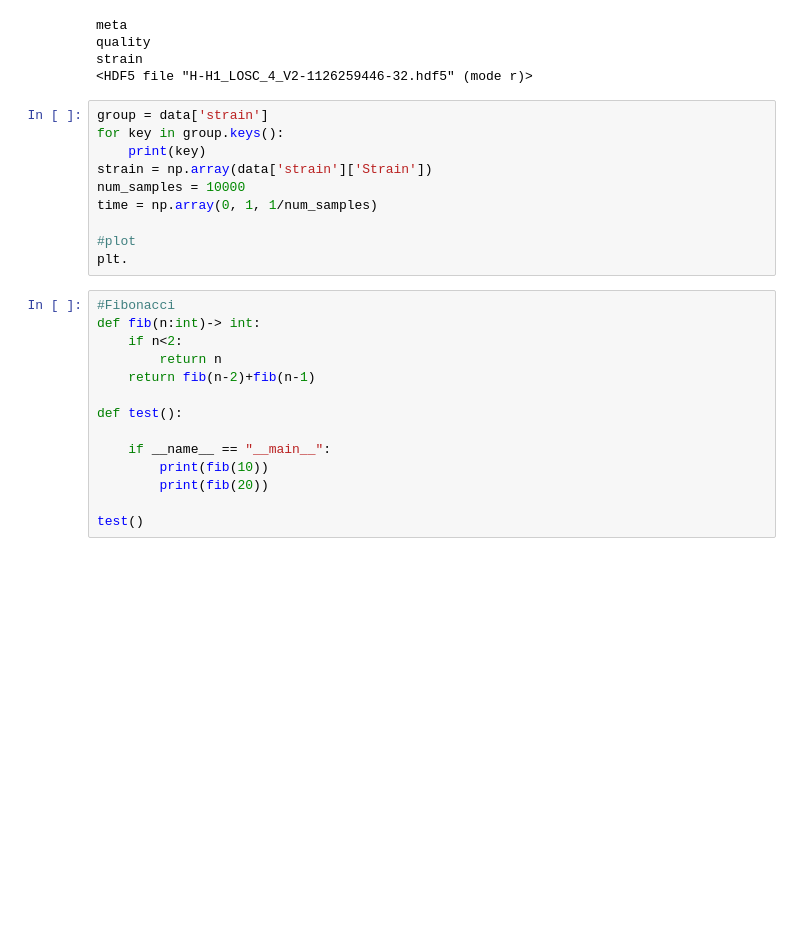
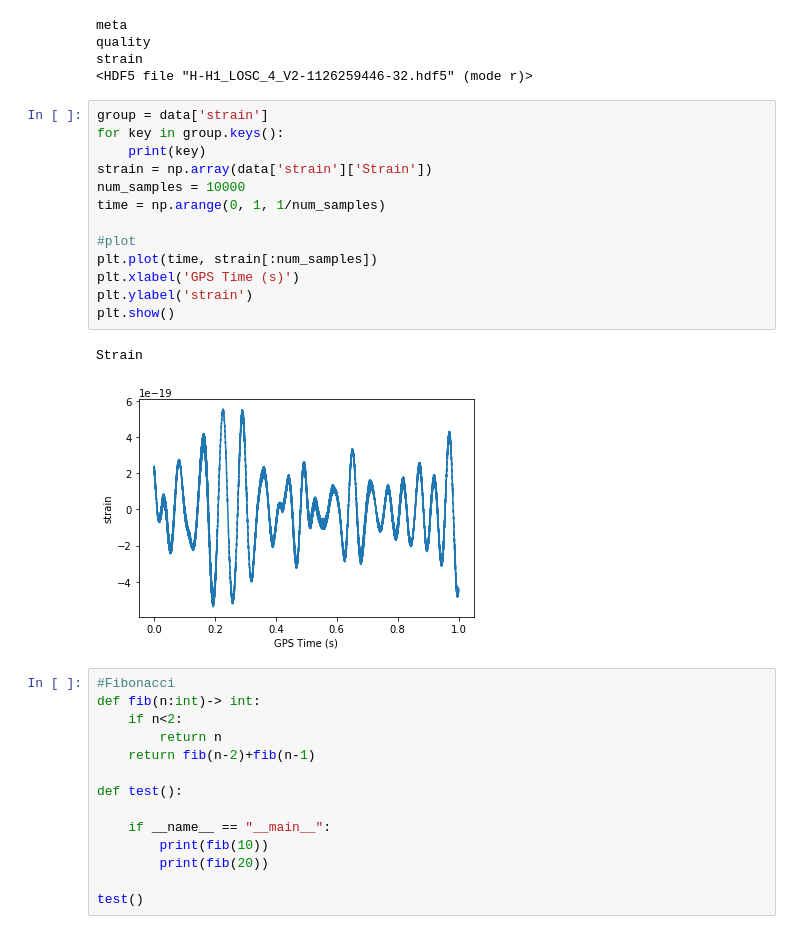
Before and after one commit to ChoiBoyoon/records-of-study, a Jupyter notebook: datacamp/jupyter notebooks/Introduction to Importing Data in Python.ipynb, the cells around one changed output. Cells and saved outputs as stored; diff of their text form; blank space fills up the shorter version.

```diff
--- a/datacamp/jupyter notebooks/Introduction to Importing Data in Python.ipynb
+++ b/datacamp/jupyter notebooks/Introduction to Importing Data in Python.ipynb
@@ -102,13 +102,19 @@ strain
 # %%
 group = data['strain']
 for key in group.keys():
     print(key)
 strain = np.array(data['strain']['Strain'])
 num_samples = 10000
-time = np.array(0, 1, 1/num_samples)
+time = np.arange(0, 1, 1/num_samples)
 
 #plot
-plt.
+plt.plot(time, strain[:num_samples])
+plt.xlabel('GPS Time (s)')
+plt.ylabel('strain')
+plt.show()
+# %% [output]
+Strain
+[figure, added]
 # %%
 #Fibonacci
 def fib(n:int)-> int:
```
Also changed, not shown: parts of 4 cells of this notebook, 3 other files.
